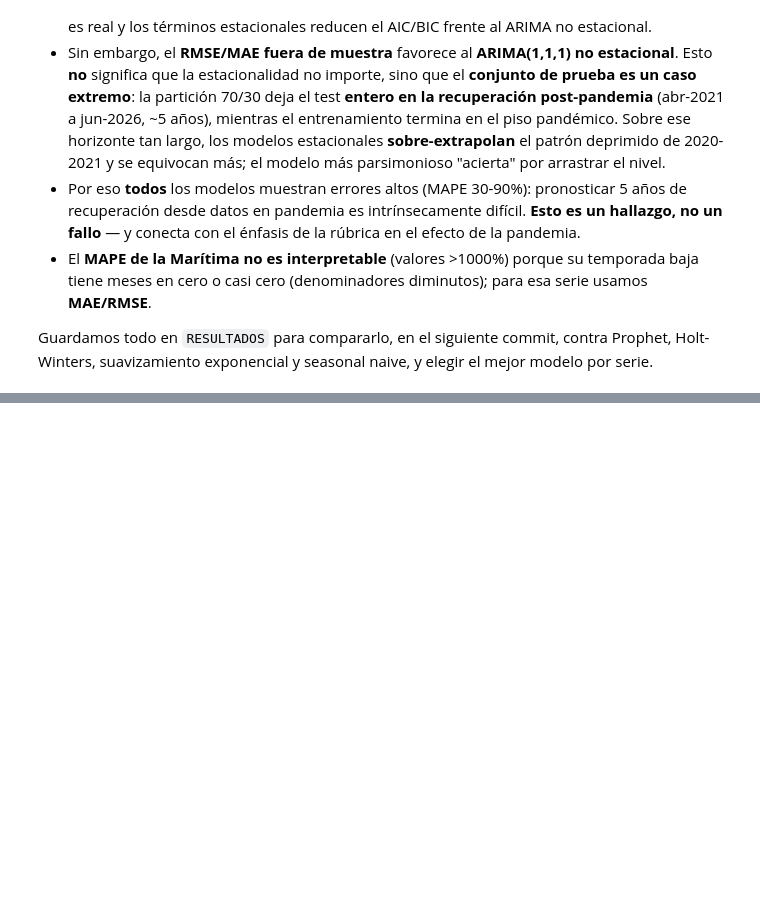
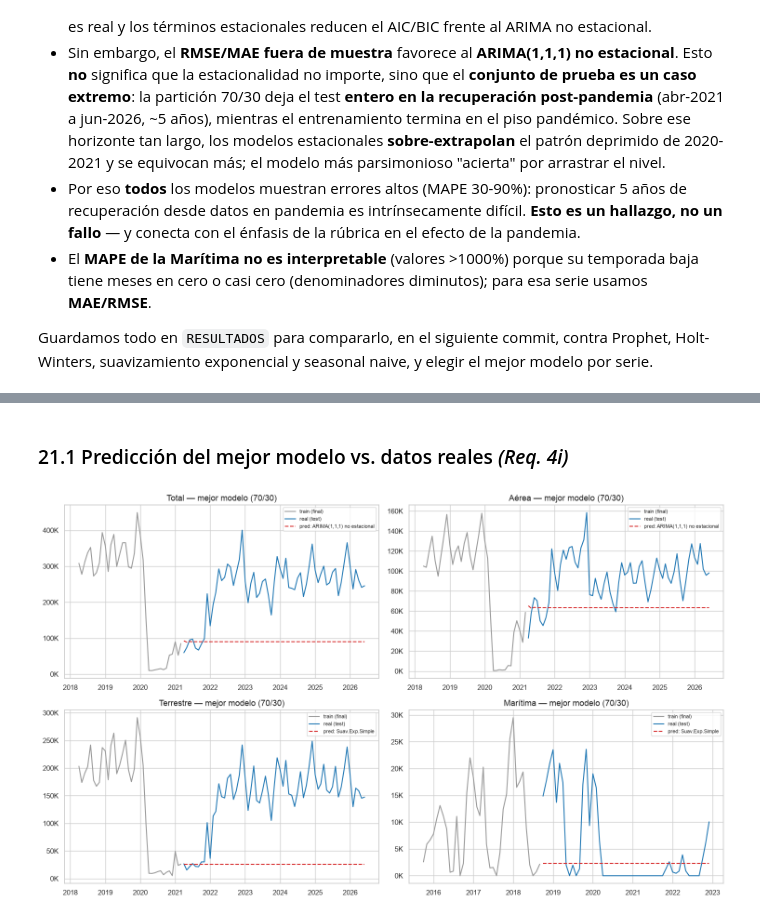
Before and after one commit to nicoCT04/Lab1DataScience, a Jupyter notebook: Lab1_Series_Tiempo.ipynb, the cells around one changed output, grey strips where cells are left out. Cells and saved outputs as stored; diff of their text form; code cells hidden in the pictures; blank space fills up the shorter version.

```diff
--- a/Lab1_Series_Tiempo.ipynb
+++ b/Lab1_Series_Tiempo.ipynb
@@ -1200,0 +1274,7 @@ Holt-Winters, suavizamiento exponencial y seasonal naive, y elegir el mejor mode
+# %%
+mejores = {}
+for nom in SERIES:
+    t = tabla_modelos(nom)
+    mejores[nom] = t.index[0]
+    print(f"\n===== {nom}  ->  mejor por RMSE: {t.index[0]} =====")
+    print(t.round(3).to_string())
@@ -1200,0 +1299,16 @@ Holt-Winters, suavizamiento exponencial y seasonal naive, y elegir el mejor mode
+# %% [markdown]
+### 21.1 Predicción del mejor modelo vs. datos reales *(Req. 4i)*
+# %%
+fig, axes = plt.subplots(2, 2, figsize=(15, 9))
+for ax, (nom, d) in zip(axes.ravel(), SERIES.items()):
+    best = mejores[nom]
+    ax.plot(d["train_o"].iloc[-36:].index, d["train_o"].iloc[-36:].values,
+            color="#999", label="train (final)")
+    ax.plot(d["test_o"].index, d["test_o"].values, color="#1f77b4", label="real (test)")
+    ax.plot(d["test_o"].index, np.asarray(RESULTADOS[nom][best]["pred"]),
+            color="#d62728", ls="--", label=f"pred: {best}")
+    ax.set_title(f"{nom} — mejor modelo (70/30)"); ax.legend(fontsize=8)
+    ax.yaxis.set_major_formatter(mticker.FuncFormatter(lambda x, _: f"{x/1e3:,.0f}K"))
+plt.tight_layout(); plt.show()
+# %% [output]
+[figure, added]
```
Also changed, not shown: parts of 17 cells of this notebook.
